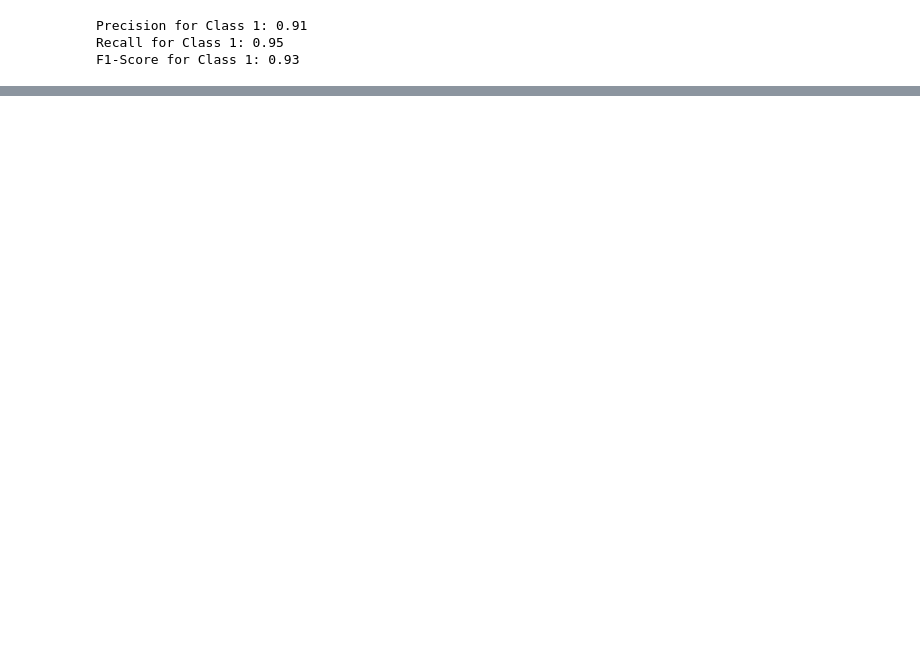
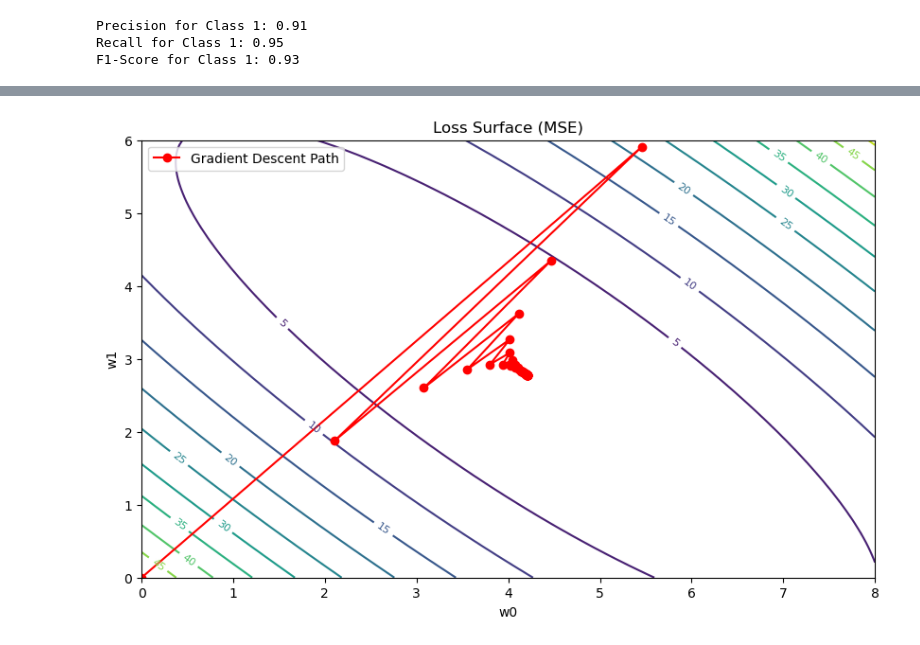
Before and after one commit to tihassfjord/RepDatWest, a Jupyter notebook: assignment2/ass2_2nd.ipynb, the cells around one changed output, grey strips where cells are left out. Drawn from its saved outputs; the diff is of its cells as text; code cells hidden in the pictures; blank space fills up the shorter version.

```diff
--- a/assignment2/ass2_2nd.ipynb
+++ b/assignment2/ass2_2nd.ipynb
@@ -529,0 +451,83 @@ All        293  427  720
+# %%
+import numpy as np
+import matplotlib.pyplot as plt
+
+# Generate synthetic data
+np.random.seed(42)
+N = 100
+x = 2 * np.random.rand(N)
+y = 4 + 3 * x + np.random.randn(N)
+
+# Define the loss function (MSE)
+def mse_loss(w0, w1, x, y):
+    y_pred = w0 + w1 * x
+    return np.mean((y - y_pred) ** 2)
+
+# Create a grid of weight values
+w0_values = np.linspace(0, 8, 100)
+w1_values = np.linspace(0, 6, 100)
+W0, W1 = np.meshgrid(w0_values, w1_values)
+Loss = np.array([[mse_loss(w0, w1, x, y) for w0 in w0_values] for w1 in w1_values])
+
+
+# Plot the loss surface
+plt.figure(figsize=(10, 6))
+CS = plt.contour(W0, W1, Loss, levels=50, cmap='viridis')
+plt.clabel(CS, inline=1, fontsize=8)
+plt.xlabel('w0')
+plt.ylabel('w1')
+plt.title('Loss Surface (MSE)')
+# Initialize weights
+w0, w1 = 0.0, 0.0
+learning_rate = 0.1
+iterations = 50
+w0_history = [w0]
+w1_history = [w1]
+
+# Gradient descent loop
+for i in range(iterations):
+    y_pred = w0 + w1 * x
+    error = y_pred - y
+    grad_w0 = (2 / N) * np.sum(error)
+    grad_w1 = (2 / N) * np.sum(error * x)
+    w0 -= learning_rate * grad_w0
+    w1 -= learning_rate * grad_w1
+    w0_history.append(w0)
+    w1_history.append(w1)
+
+# Plot the trajectory
+plt.plot(w0_history, w1_history, 'ro-', label='Gradient Descent Path')
+plt.legend()
+plt.show()
+
+
+# Plot the loss surface
+plt.figure(figsize=(10, 6))
+CS = plt.contour(W0, W1, Loss, levels=10, cmap='viridis')
+plt.clabel(CS, inline=1, fontsize=8)
+plt.xlabel('w0')
+plt.ylabel('w1')
+plt.title('Loss Surface (MSE)')
+# Initialize weights
+w0, w1 = 0.0, 0.0
+learning_rate = 0.4
+iterations = 50
+w0_history = [w0]
+w1_history = [w1]
+
+# Gradient descent loop
+for i in range(iterations):
+    y_pred = w0 + w1 * x
+    error = y_pred - y
+    grad_w0 = (2 / N) * np.sum(error)
+    grad_w1 = (2 / N) * np.sum(error * x)
+    w0 -= learning_rate * grad_w0
+    w1 -= learning_rate * grad_w1
+    w0_history.append(w0)
+    w1_history.append(w1)
+
+# Plot the trajectory
+plt.plot(w0_history, w1_history, 'ro-', label='Gradient Descent Path')
+plt.legend()
+plt.show()
+# %% [output]
@@ -530,3 +535,4 @@ All        293  427  720
+[figure, added]
 # %%
 import numpy as np
 import matplotlib.pyplot as plt
```
Also changed, not shown: parts of 7 cells of this notebook, 4 other files.
